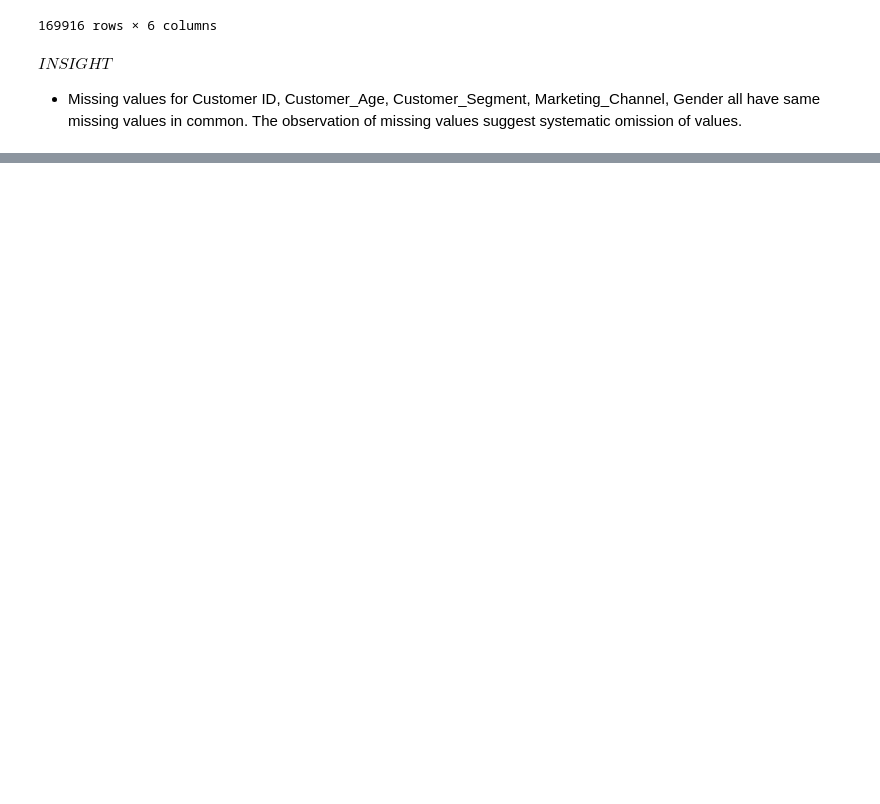
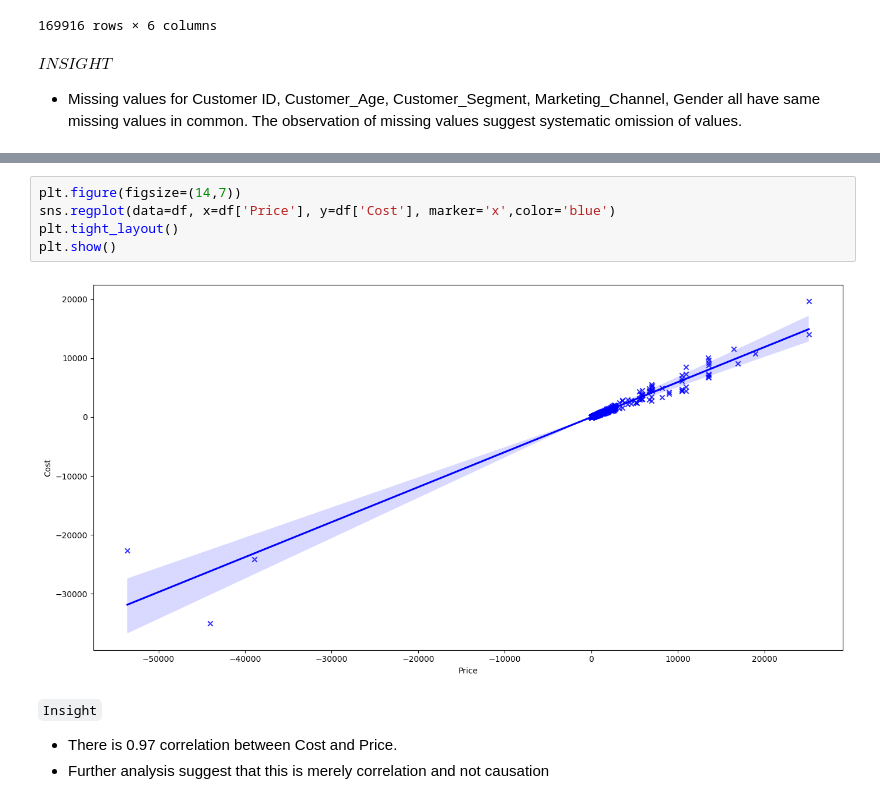
Before and after one commit to Maxwell-Selassie/Customer-Churn-Prediction-Model, a Jupyter notebook: notebooks/01_eda.ipynb, the cells around one changed output, grey strips where cells are left out. Saved outputs shown, nothing was run; the diff lists cells and outputs as text; blank space fills up the shorter version.

```diff
--- a/notebooks/01_eda.ipynb
+++ b/notebooks/01_eda.ipynb
@@ -136,0 +404,11 @@ else:
+# %%
+plt.figure(figsize=(14,7))
+sns.regplot(data=df, x=df['Price'], y=df['Cost'], marker='x',color='blue')
+plt.tight_layout()
+plt.show()
+# %% [output]
+[figure, added]
+# %% [markdown]
+`Insight`
+- There is 0.97 correlation between Cost and Price.
+- Further analysis suggest that this is merely correlation and not causation
```
Also changed, not shown: parts of 25 cells of this notebook.
